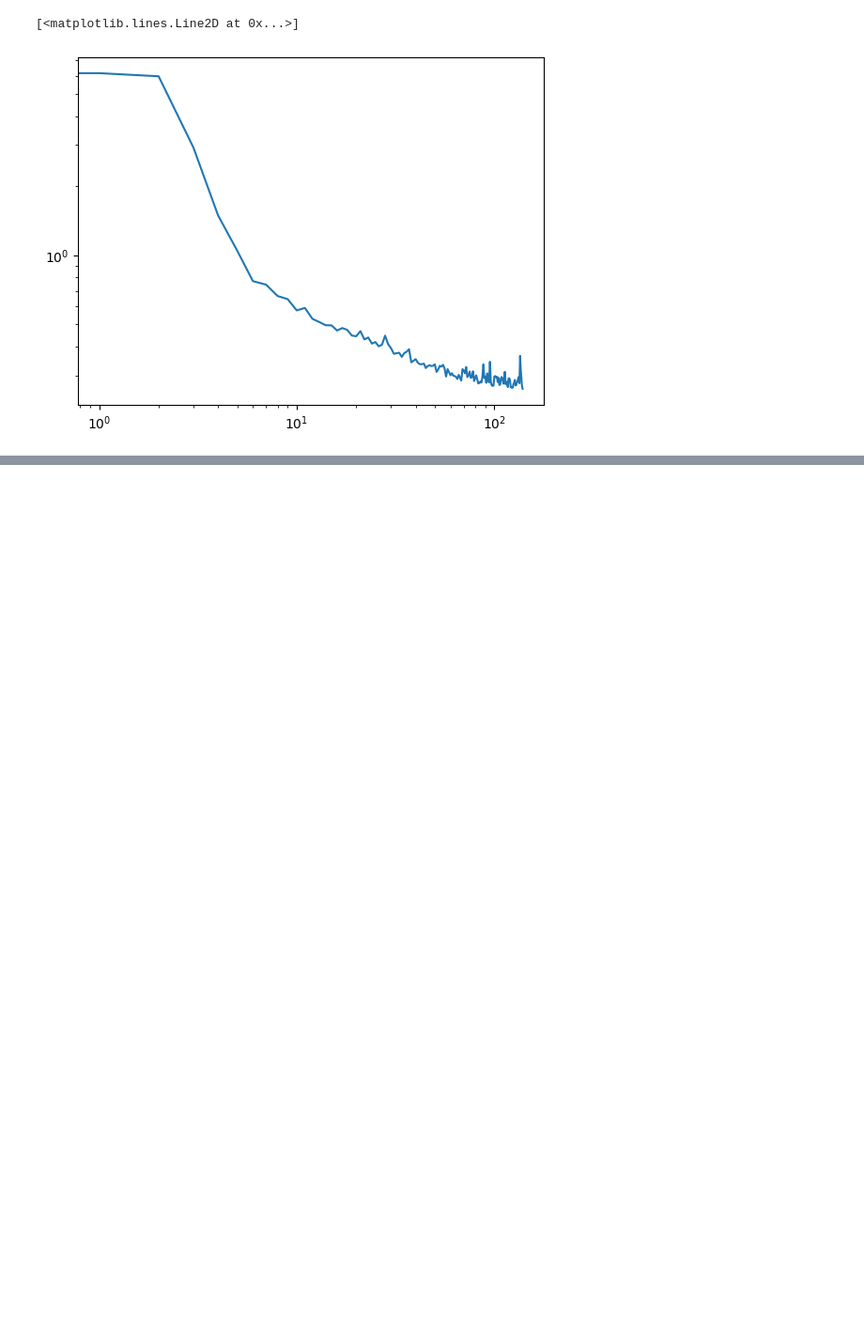
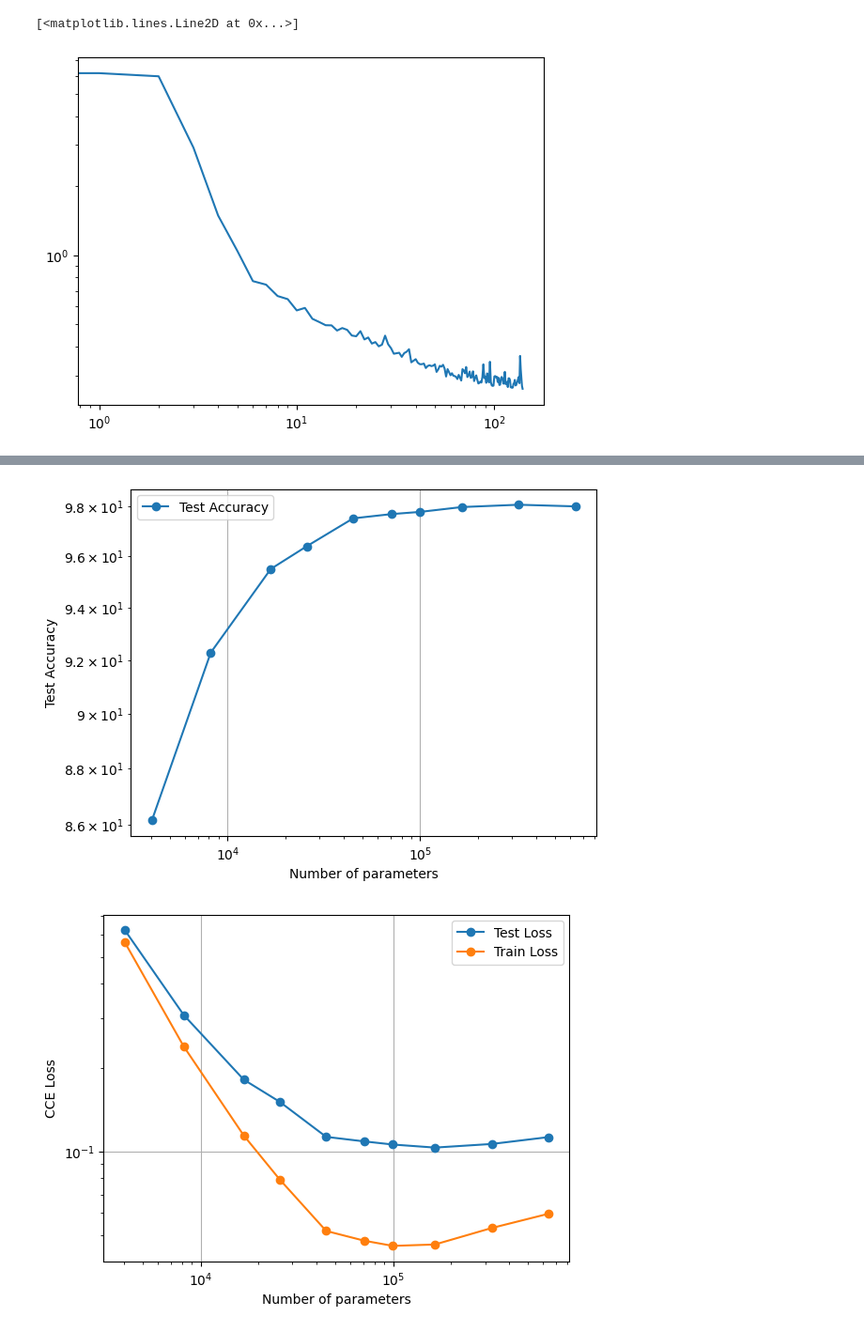
Before and after one commit to ASkalli/nonlinear_oscillator_network, a Jupyter notebook: MNIST/Train_PNN_BP_MNIST.ipynb, the cells around one changed output, grey strips where cells are left out. Shown at 94% size. Saved outputs shown, nothing was run; the diff lists cells and outputs as text; code cells hidden in the pictures; blank space fills up the shorter version.

```diff
--- a/MNIST/Train_PNN_BP_MNIST.ipynb
+++ b/MNIST/Train_PNN_BP_MNIST.ipynb
@@ -434,4 +426,4 @@ plt.loglog(D_2['test_loss'])
 [<matplotlib.lines.Line2D at 0x...>]
 [figure]
 # %%
-torch.cuda.is_available()
+results_lora = results
@@ -439,0 +434,3 @@ False
+# %%
+with gzip.open('paramscan_FFNN_BP_Lora.pkl.gz',"wb") as f:
+    pickle.dump(results_lora,f)
@@ -439,0 +498,10 @@ False
+# %%
+    analyze_and_plot(stats, N_neurons_vec, results, top_k=10)
+
+    plt.figure()
+    for k,n_neurons in enumerate(N_neurons_vec):
+        plt.loglog(results[k]['test_acc'])
+        plt.legend(N_neurons_vec)
+# %% [output]
+[figure, added]
+[figure, added]
```
Also changed, not shown: parts of 17 cells of this notebook, 9 other files.
